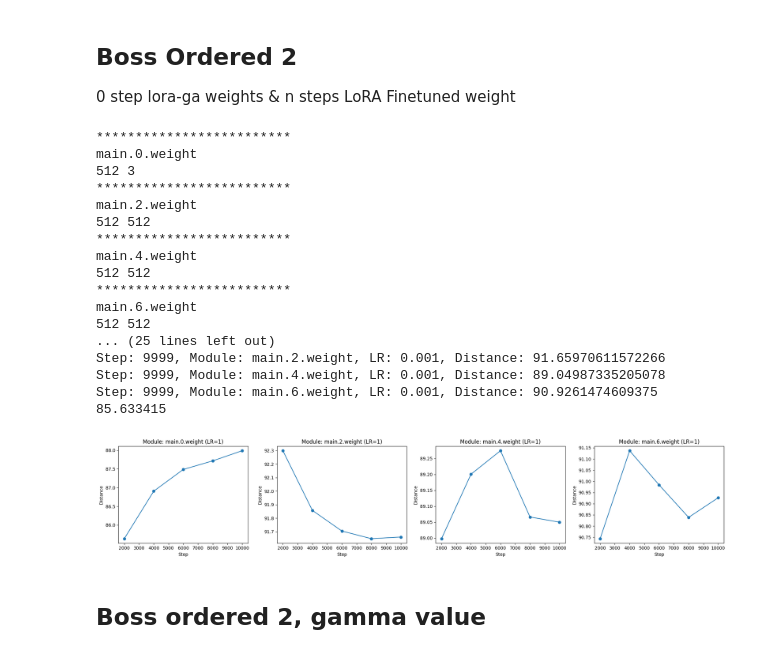
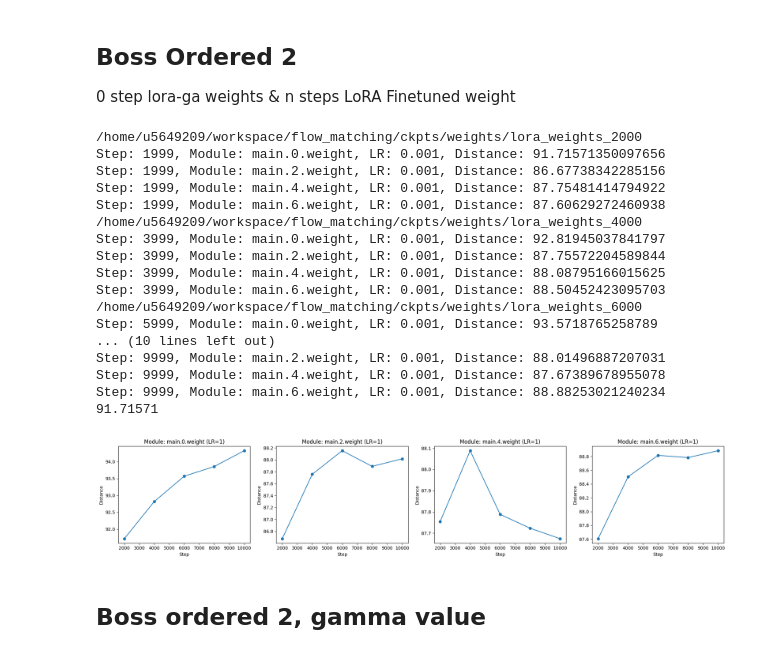
Before and after one commit to jkdxg8837/Diffusion_One, a Jupyter notebook: theorem_veri.ipynb, the cells around one changed output. Cells and saved outputs as stored; diff of their text form; code cells hidden in the pictures.

```diff
--- a/theorem_veri.ipynb
+++ b/theorem_veri.ipynb
@@ -429,7 +429,7 @@ from peft import LoraConfig, get_peft_model, PeftModel, PeftConfig
 vf_lora_reinit = MLP(input_dim=2, time_dim=1, hidden_dim=hidden_dim).to(device)
 lora_config = LoraConfig(
     r=2,
-    lora_alpha=16,
+    lora_alpha=4,
     target_modules=["main.0", "main.2", "main.4", "main.6", "main.8"],  # target Linear layers in MLP
     init_lora_weights="gaussian",
 )
@@ -461,6 +461,7 @@ for ckpt in checkpoint_steps:
     # Full model finetuned weights
     # peft_config = PeftConfig.from_pretrained(weight_path)
     vf_lora_compare = MLP(input_dim=2, time_dim=1, hidden_dim=hidden_dim).to(device)
+    vf_lora_compare.load_state_dict(torch.load(f"/home/u5649209/workspace/flow_matching/ckpts/weights/full_model_9999.pth", map_location=device))
     vf_lora_compare = PeftModel.from_pretrained(vf_lora_compare, weight_path)
 
     print(weight_path)
@@ -480,51 +481,51 @@ for ckpt in checkpoint_steps:
         weight_1=loraB_weights
         weight_2=loraB_weights_compare
 
         dot_product = np.dot(weight_1.flatten().cpu().numpy(), weight_2.flatten().cpu().numpy())
         norm_after = np.linalg.norm(weight_1.flatten().cpu().numpy())
         norm_weights = np.linalg.norm(weight_2.flatten().cpu().numpy())
         distance = np.arccos(np.clip(dot_product / (norm_after * norm_weights), -1.0, 1.0)) / np.pi * 180
         # Print the step, module, learning rate, and distance
         # print(f"Step: {step}, Module: {module}, LR: {lr}, Distance: {distance}")
         print(f"Step: {ckpt}, Module: {module}, LR: {lr}, Distance: {distance}")
         distance_module_dict[(ckpt, module, 1)] = distance
 
 # Plot distance vs step for learning rate = 1
 lr_fixed = 1
 modules = [m for m in module_list if 'bias' not in m]
 fig, axs = plt.subplots(1, len(modules), figsize=(5 * len(modules), 4))
 if len(modules) == 1:
     axs = [axs]
 for idx, module in enumerate(modules):
     steps = checkpoint_steps
     distances = [distance_module_dict[(step, module, lr_fixed)] for step in steps]
     axs[idx].plot(steps, distances, marker='o')
     axs[idx].set_xlabel("Step")
     axs[idx].set_ylabel("Distance")
     axs[idx].set_title(f"Module: {module} (LR={lr_fixed})")
 print(distance_module_dict[(1999, 'main.0.weight', 1)])
 plt.tight_layout()
 plt.savefig("distance_vs_step_lr1.png")
 plt.show()
 # %% [output]
-*************************
-main.0.weight
-512 3
-*************************
-main.2.weight
-512 512
-*************************
-main.4.weight
-512 512
-*************************
-main.6.weight
-512 512
-... (25 lines left out)
-Step: 9999, Module: main.2.weight, LR: 0.001, Distance: 91.65970611572266
-Step: 9999, Module: main.4.weight, LR: 0.001, Distance: 89.04987335205078
-Step: 9999, Module: main.6.weight, LR: 0.001, Distance: 90.9261474609375
-85.633415
+/home/u5649209/workspace/flow_matching/ckpts/weights/lora_weights_2000
+Step: 1999, Module: main.0.weight, LR: 0.001, Distance: 91.71571350097656
+Step: 1999, Module: main.2.weight, LR: 0.001, Distance: 86.67738342285156
+Step: 1999, Module: main.4.weight, LR: 0.001, Distance: 87.75481414794922
+Step: 1999, Module: main.6.weight, LR: 0.001, Distance: 87.60629272460938
+/home/u5649209/workspace/flow_matching/ckpts/weights/lora_weights_4000
+Step: 3999, Module: main.0.weight, LR: 0.001, Distance: 92.81945037841797
+Step: 3999, Module: main.2.weight, LR: 0.001, Distance: 87.75572204589844
+Step: 3999, Module: main.4.weight, LR: 0.001, Distance: 88.08795166015625
+Step: 3999, Module: main.6.weight, LR: 0.001, Distance: 88.50452423095703
+/home/u5649209/workspace/flow_matching/ckpts/weights/lora_weights_6000
+Step: 5999, Module: main.0.weight, LR: 0.001, Distance: 93.5718765258789
+... (10 lines left out)
+Step: 9999, Module: main.2.weight, LR: 0.001, Distance: 88.01496887207031
+Step: 9999, Module: main.4.weight, LR: 0.001, Distance: 87.67389678955078
+Step: 9999, Module: main.6.weight, LR: 0.001, Distance: 88.88253021240234
+91.71571
-[figure, old version]
+[figure, new version]
 # %% [markdown]
 ## Boss ordered 2, gamma value
 # %%
```
Also changed, not shown: 3 other files.
